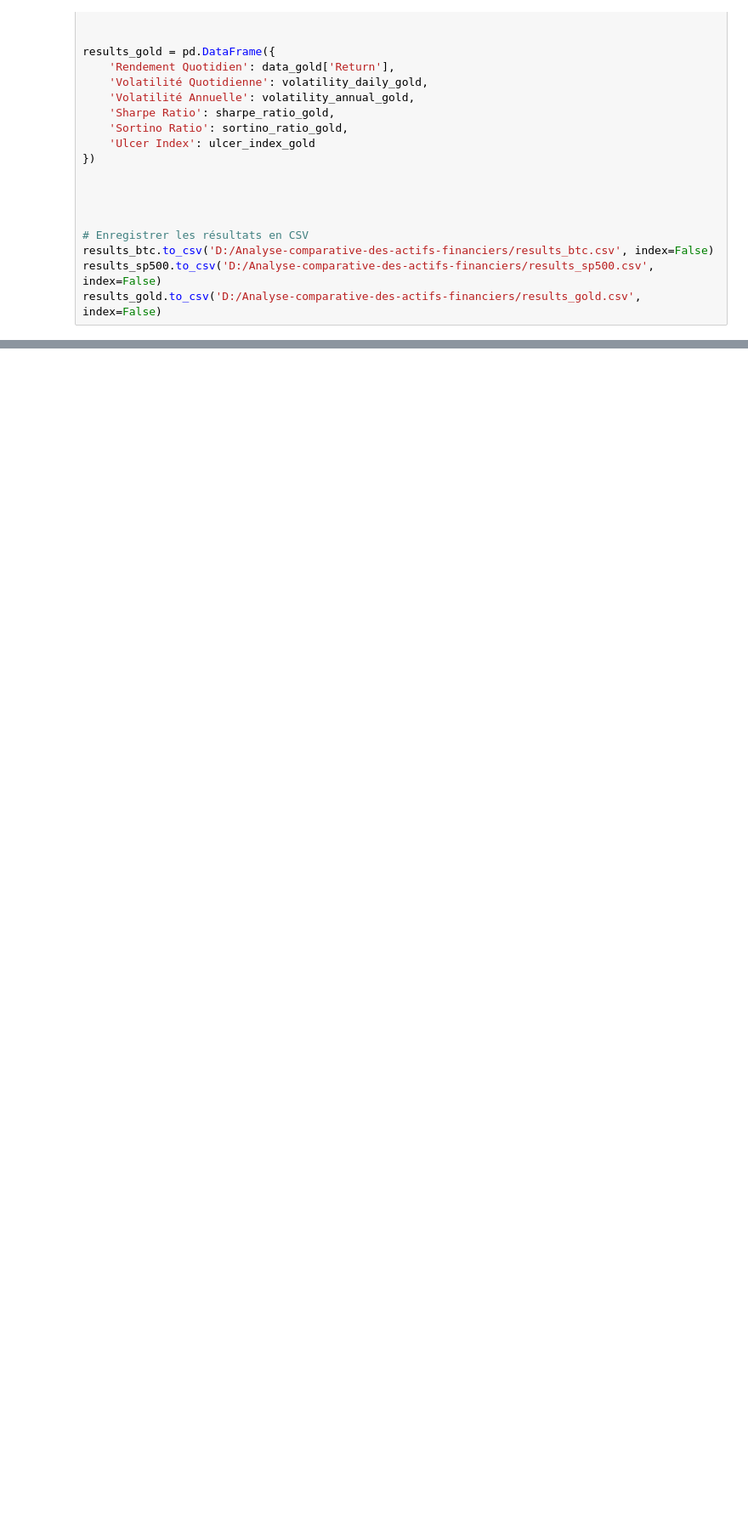
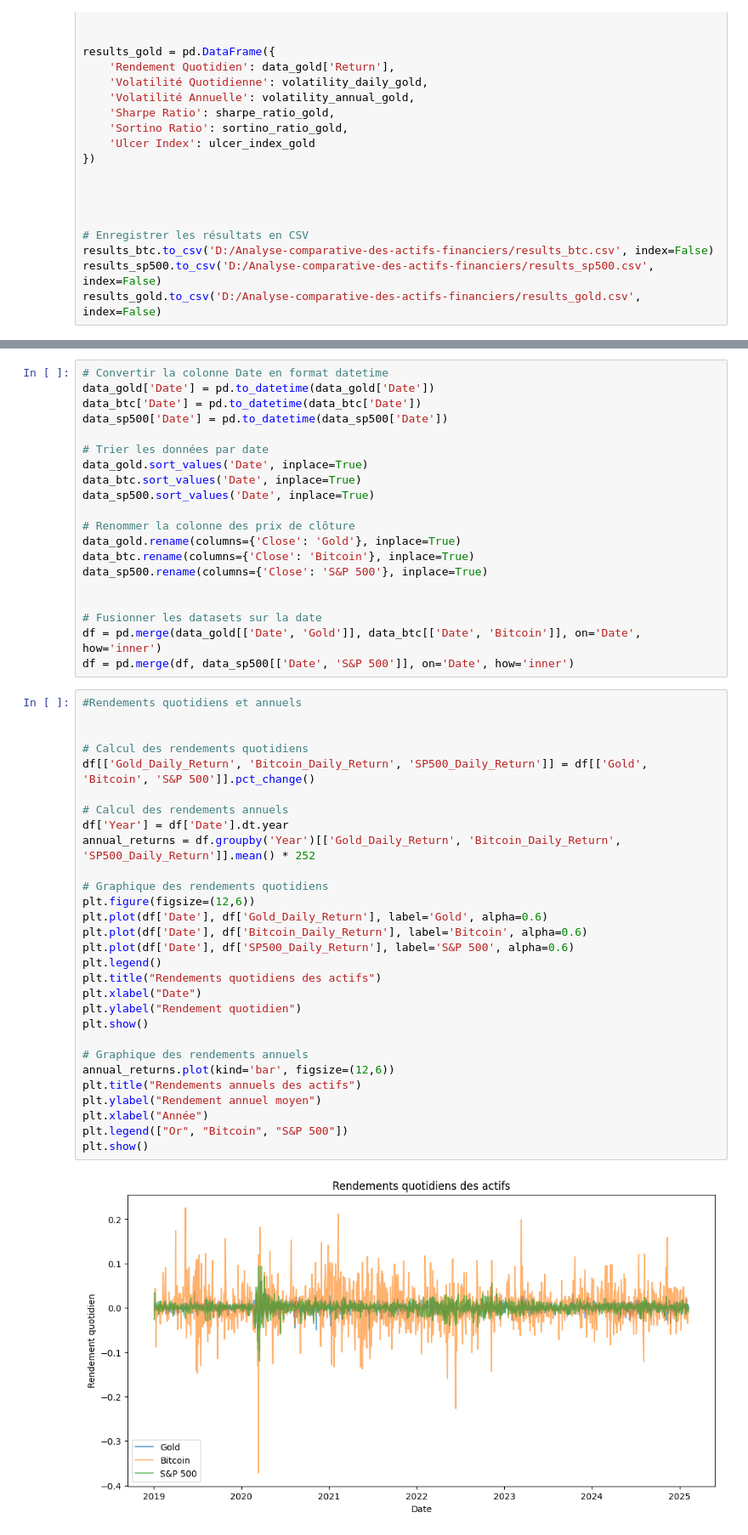
Before and after one commit to Fanaingamampiandra/Analyse-comparative-des-actifs-financiers, a Jupyter notebook: ath/ATH.ipynb, the cells around one changed output, grey strips where cells are left out. Shown at 85% size. Cells and saved outputs as stored; diff of their text form; blank space fills up the shorter version.

```diff
--- a/ath/ATH.ipynb
+++ b/ath/ATH.ipynb
@@ -110,0 +195,51 @@ results_gold.to_csv('D:/Analyse-comparative-des-actifs-financiers/results_gold.c
+# %%
+# Convertir la colonne Date en format datetime
+data_gold['Date'] = pd.to_datetime(data_gold['Date'])
+data_btc['Date'] = pd.to_datetime(data_btc['Date'])
+data_sp500['Date'] = pd.to_datetime(data_sp500['Date'])
+
+# Trier les données par date
+data_gold.sort_values('Date', inplace=True)
+data_btc.sort_values('Date', inplace=True)
+data_sp500.sort_values('Date', inplace=True)
+
+# Renommer la colonne des prix de clôture
+data_gold.rename(columns={'Close': 'Gold'}, inplace=True)
+data_btc.rename(columns={'Close': 'Bitcoin'}, inplace=True)
+data_sp500.rename(columns={'Close': 'S&P 500'}, inplace=True)
+
+
+# Fusionner les datasets sur la date
+df = pd.merge(data_gold[['Date', 'Gold']], data_btc[['Date', 'Bitcoin']], on='Date', how='inner')
+df = pd.merge(df, data_sp500[['Date', 'S&P 500']], on='Date', how='inner')
+# %%
+#Rendements quotidiens et annuels
+
+
+# Calcul des rendements quotidiens
+df[['Gold_Daily_Return', 'Bitcoin_Daily_Return', 'SP500_Daily_Return']] = df[['Gold', 'Bitcoin', 'S&P 500']].pct_change()
+
+# Calcul des rendements annuels
+df['Year'] = df['Date'].dt.year
+annual_returns = df.groupby('Year')[['Gold_Daily_Return', 'Bitcoin_Daily_Return', 'SP500_Daily_Return']].mean() * 252
+
+# Graphique des rendements quotidiens
+plt.figure(figsize=(12,6))
+plt.plot(df['Date'], df['Gold_Daily_Return'], label='Gold', alpha=0.6)
+plt.plot(df['Date'], df['Bitcoin_Daily_Return'], label='Bitcoin', alpha=0.6)
+plt.plot(df['Date'], df['SP500_Daily_Return'], label='S&P 500', alpha=0.6)
+plt.legend()
+plt.title("Rendements quotidiens des actifs")
+plt.xlabel("Date")
+plt.ylabel("Rendement quotidien")
+plt.show()
+
+# Graphique des rendements annuels
+annual_returns.plot(kind='bar', figsize=(12,6))
+plt.title("Rendements annuels des actifs")
+plt.ylabel("Rendement annuel moyen")
+plt.xlabel("Année")
+plt.legend(["Or", "Bitcoin", "S&P 500"])
+plt.show()
+# %% [output]
+[figure, added]
```
Also changed, not shown: parts of 4 cells of this notebook.
